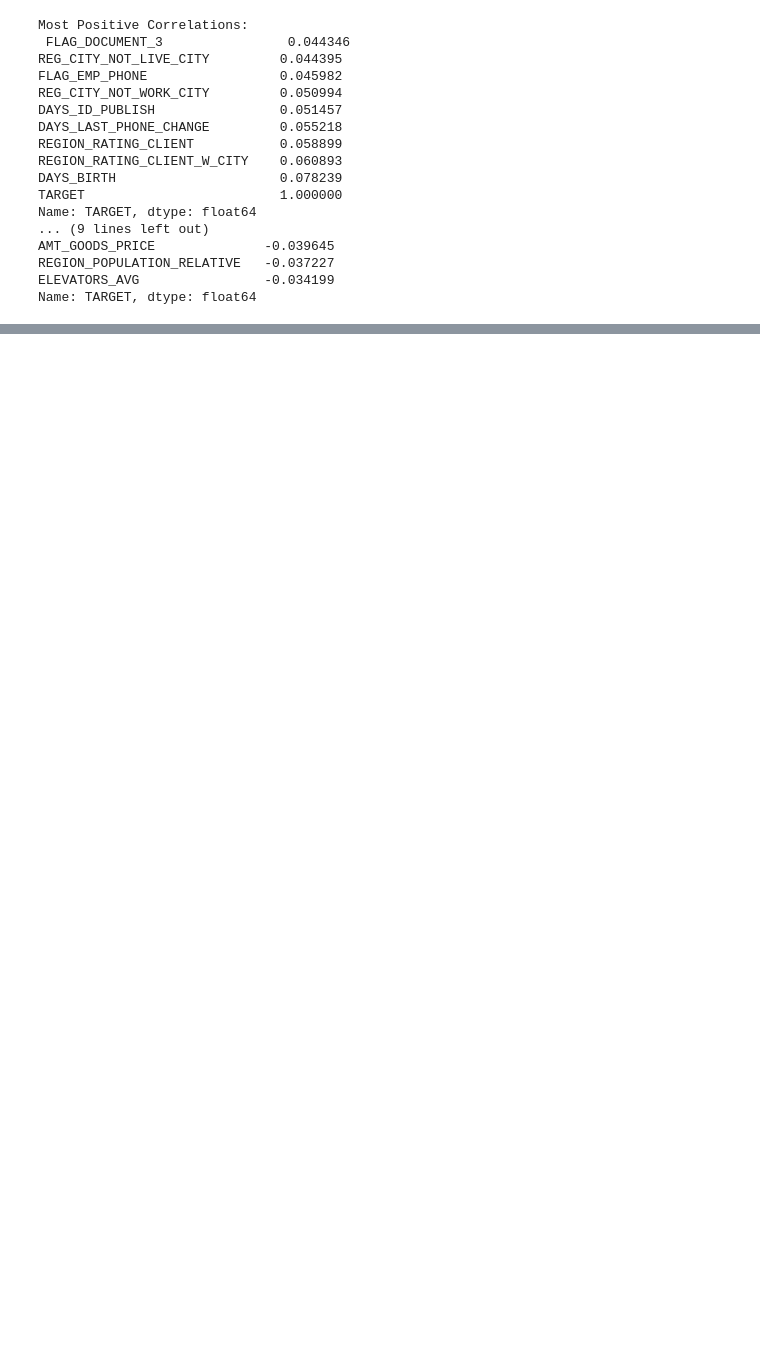
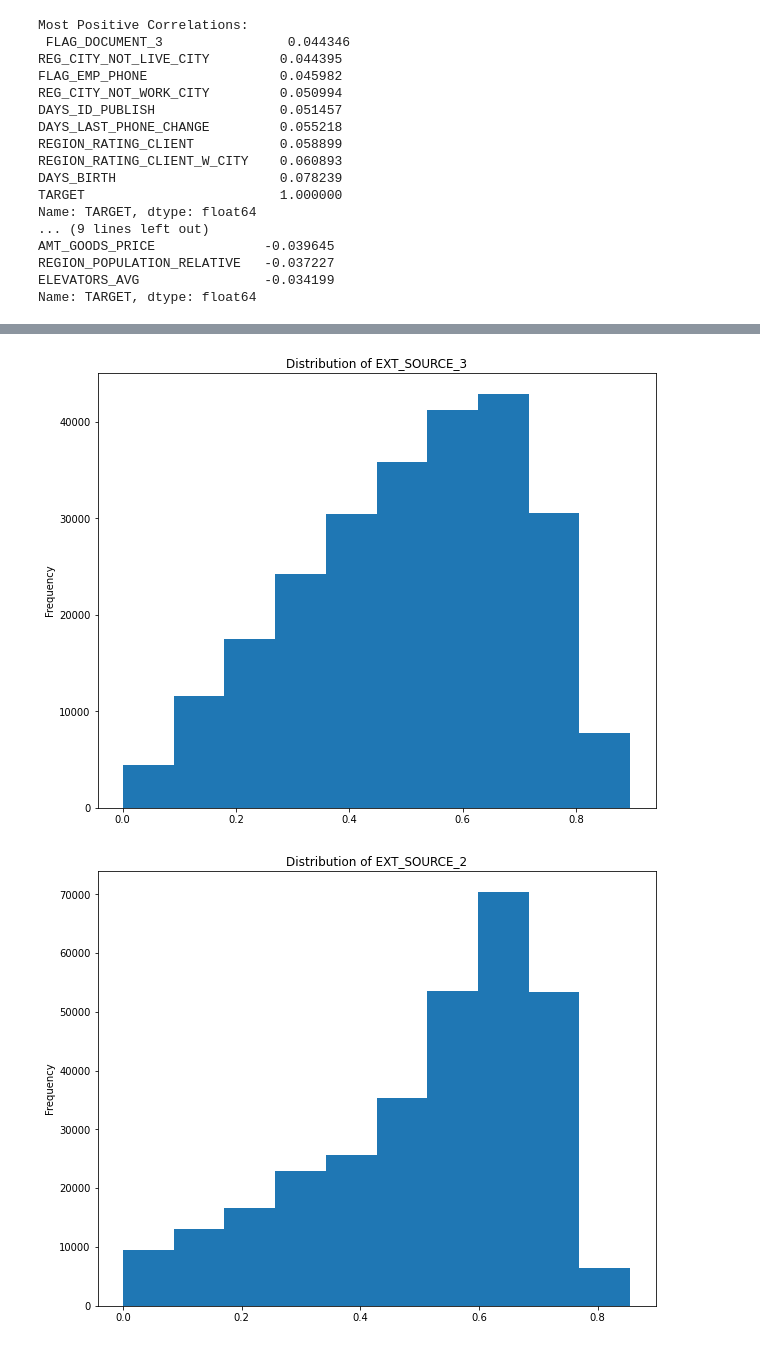
Before and after one commit to pmiller50/IU_AML_SP24_Group9, a Jupyter notebook: Phase2_AB_Notebook.ipynb, the cells around one changed output, grey strips where cells are left out. Cells and saved outputs as stored; diff of their text form; code cells hidden in the pictures; blank space fills up the shorter version.

```diff
--- a/Phase2_AB_Notebook.ipynb
+++ b/Phase2_AB_Notebook.ipynb
@@ -346,0 +352,6 @@ sns.pairplot(datasets["application_train"])
+# %%
+most_pos_corr = correlations.tail(11)
+most_neg_corr = correlations.head(10)
+
+neg_cols = most_neg_corr.index.to_list()
+pos_cols = most_pos_corr.index.to_list()
@@ -346,0 +371,10 @@ sns.pairplot(datasets["application_train"])
+# %%
+#EXPLORE DISTRIBUTION FOR MOST NEGATIVELY CORRELATED FEATURES
+
+for col in neg_cols:
+    plt.figure(figsize=(10,8))
+    plt.title(f"Distribution of {col}")
+    datasets["application_train"][col].dropna().plot.hist()
+# %% [output]
+[figure, added]
+[figure, added]
```
Also changed, not shown: parts of 14 cells of this notebook.
